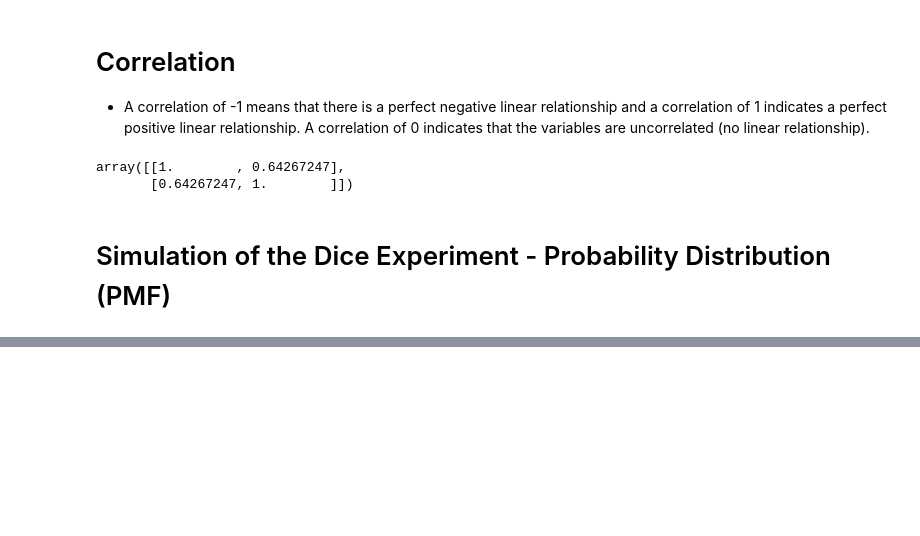
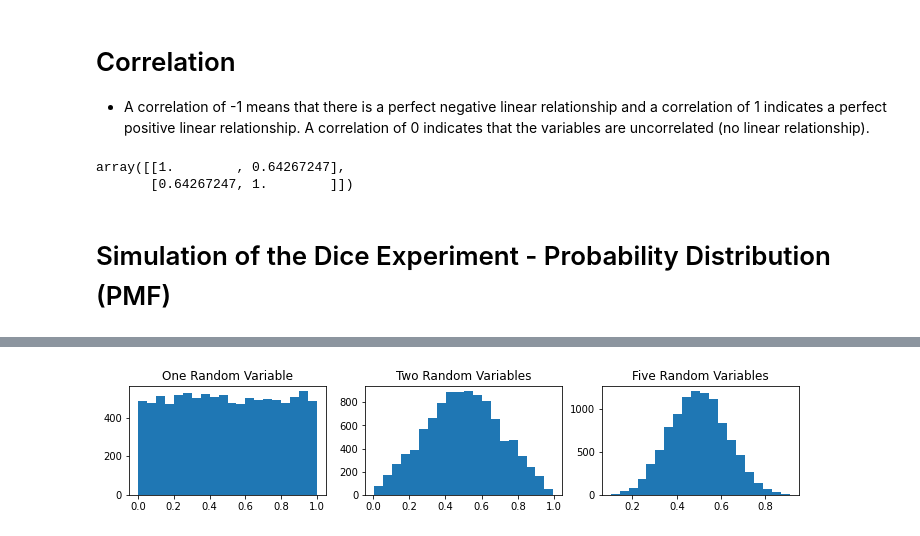
Before and after one commit to sumitkmr93/EssentialMath, a Jupyter notebook: covariance_correlation.ipynb, the cells around one changed output, grey strips where cells are left out. Drawn from its saved outputs; the diff is of its cells as text; code cells hidden in the pictures; blank space fills up the shorter version.

```diff
--- a/covariance_correlation.ipynb
+++ b/covariance_correlation.ipynb
@@ -110,0 +165,32 @@ plt.stem(val, counts/len(throws), basefmt='C2-', use_line_collection=True)
+# %%
+# Continous Distribution
+
+# This function allows us to do the experiment with various number of random variables
+def continous_distribution(num_rand_var):
+    n_trials = 10000
+    all_trails = np.zeros(n_trials)
+    for i in range(n_trials):
+        all_rand_var = np.zeros(num_rand_var)
+        for rand_var in range(num_rand_var):
+            all_rand_var[rand_var] = np.random.uniform(0,1)
+        all_trails[i] = all_rand_var.mean()
+
+    return all_trails
+
+# Let’s use it with one, two, and five random variables and look at the
+# distribution of the results with histograms
+
+rand_var_uniform_1 = continous_distribution(1)
+rand_var_uniform_2 = continous_distribution(2)
+rand_var_uniform_5 = continous_distribution(5)
+
+f, ax = plt.subplots(1,3, figsize=[12,2])
+ax[0].hist(rand_var_uniform_1, bins=20)
+ax[1].hist(rand_var_uniform_2, bins=20)
+ax[2].hist(rand_var_uniform_5, bins=20)
+ax[0].set_title("One Random Variable")
+ax[1].set_title("Two Random Variables")
+ax[2].set_title("Five Random Variables")
+plt.show()
+# %% [output]
+[figure, added]
```
Also changed, not shown: parts of 10 cells of this notebook.
